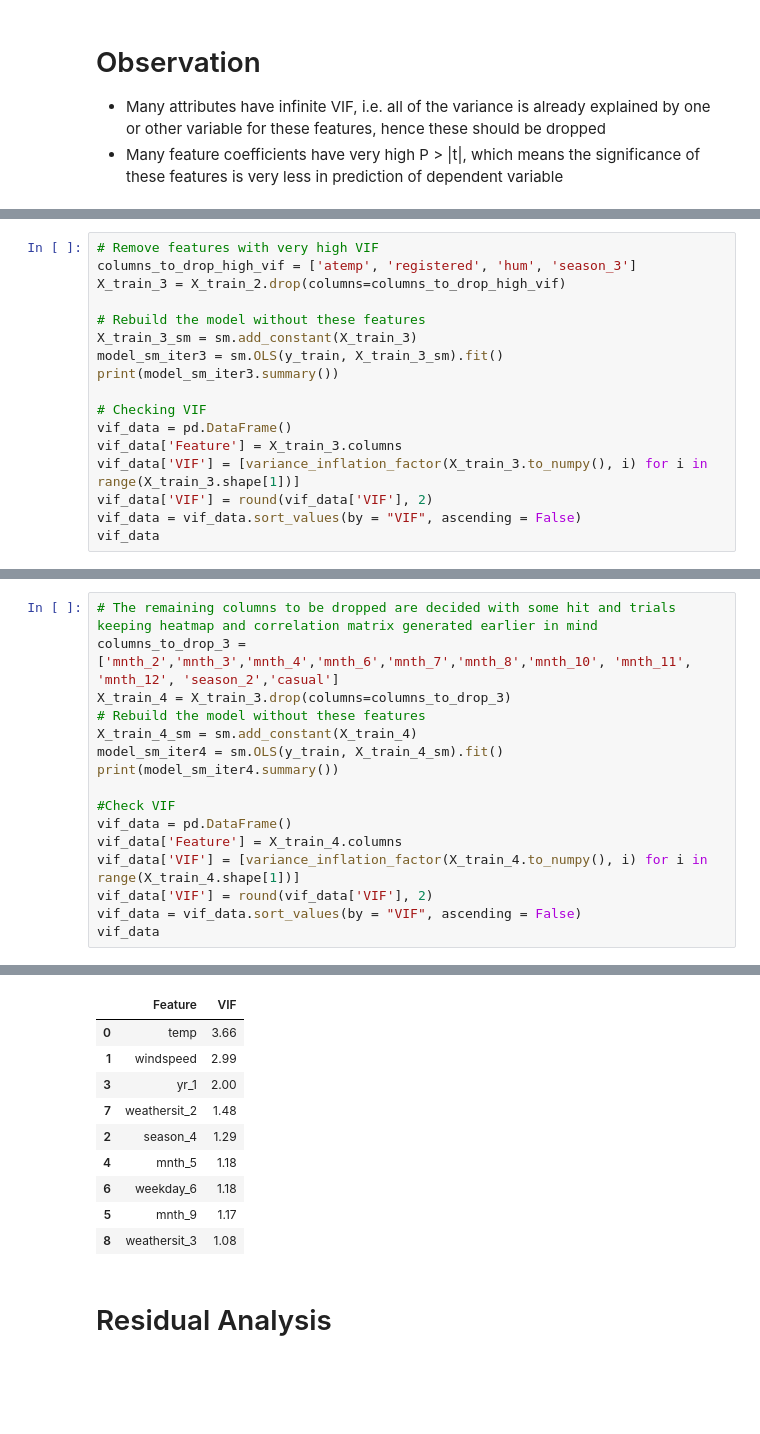
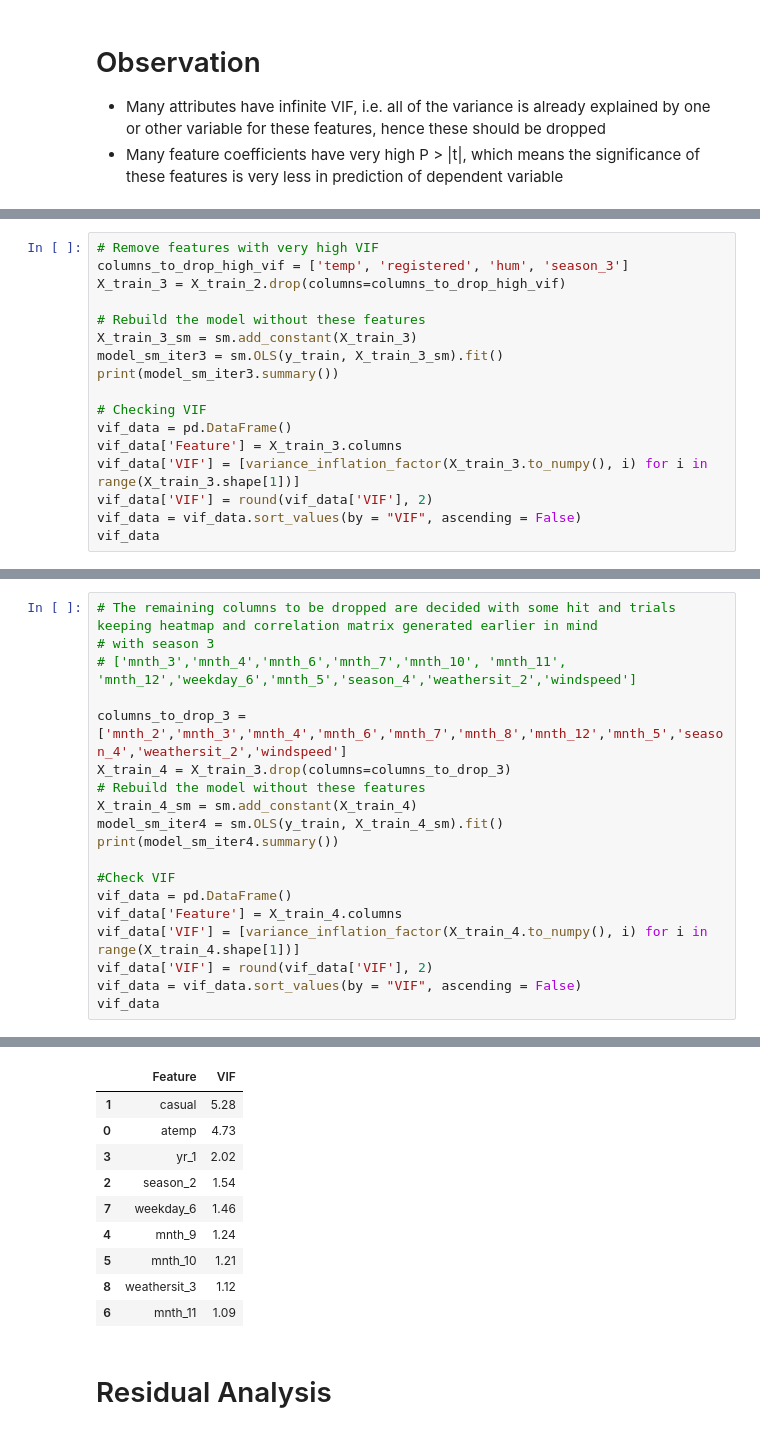
Before and after one commit to VFulara/BikeSharingAssignment, a Jupyter notebook: bike-sharing.ipynb, the cells around one changed output, grey strips where cells are left out. Saved outputs shown, nothing was run; the diff lists cells and outputs as text; blank space fills up the shorter version.

```diff
--- a/bike-sharing.ipynb
+++ b/bike-sharing.ipynb
@@ -322,7 +322,7 @@ Notes:
 | 23 | weathersit_3 | 1.52 |
 # %%
 # Remove features with very high VIF
-columns_to_drop_high_vif = ['atemp', 'registered', 'hum', 'season_3']
+columns_to_drop_high_vif = ['temp', 'registered', 'hum', 'season_3']
 X_train_3 = X_train_2.drop(columns=columns_to_drop_high_vif)
 
 # Rebuild the model without these features
@@ -374,7 +374,10 @@ Notes:
 | 19 | weathersit_3 | 1.17 |
 # %%
 # The remaining columns to be dropped are decided with some hit and trials keeping heatmap and correlation matrix generated earlier in mind
-columns_to_drop_3 = ['mnth_2','mnth_3','mnth_4','mnth_6','mnth_7','mnth_8','mnth_10', 'mnth_11', 'mnth_12', 'season_2','casual']
+# with season 3
+# ['mnth_3','mnth_4','mnth_6','mnth_7','mnth_10', 'mnth_11', 'mnth_12','weekday_6','mnth_5','season_4','weathersit_2','windspeed']
+
+columns_to_drop_3 = ['mnth_2','mnth_3','mnth_4','mnth_6','mnth_7','mnth_8','mnth_12','mnth_5','season_4','weathersit_2','windspeed']
 X_train_4 = X_train_3.drop(columns=columns_to_drop_3)
 # Rebuild the model without these features
 X_train_4_sm = sm.add_constant(X_train_4)
@@ -401,21 +404,21 @@ Df Residuals:                     500   BIC:                            -861.0
 Df Model:                           9
 Covariance Type:            nonrobust
 ================================================================================
 ... (17 lines left out)
 ==============================================================================
 
 Notes:
 [1] Standard Errors assume that the covariance matrix of the errors is correctly specified.
 |  | Feature | VIF |
-| 0 | temp | 3.66 |
-| 1 | windspeed | 2.99 |
-| 3 | yr_1 | 2.00 |
-| 7 | weathersit_2 | 1.48 |
-| 2 | season_4 | 1.29 |
-| 4 | mnth_5 | 1.18 |
-| 6 | weekday_6 | 1.18 |
-| 5 | mnth_9 | 1.17 |
-| 8 | weathersit_3 | 1.08 |
+| 1 | casual | 5.28 |
+| 0 | atemp | 4.73 |
+| 3 | yr_1 | 2.02 |
+| 2 | season_2 | 1.54 |
+| 7 | weekday_6 | 1.46 |
+| 4 | mnth_9 | 1.24 |
+| 5 | mnth_10 | 1.21 |
+| 8 | weathersit_3 | 1.12 |
+| 6 | mnth_11 | 1.09 |
 # %% [markdown]
 # Residual Analysis
 # %%
```
Also changed, not shown: parts of 6 cells of this notebook.
